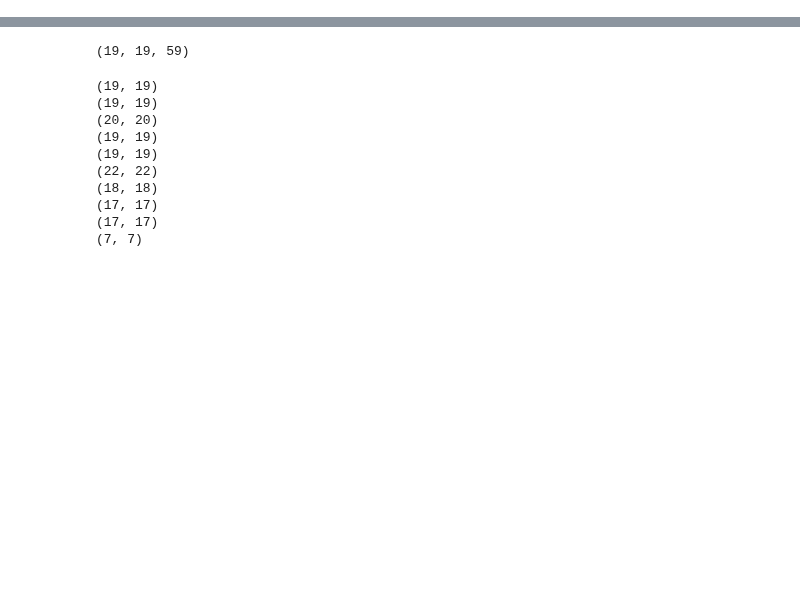
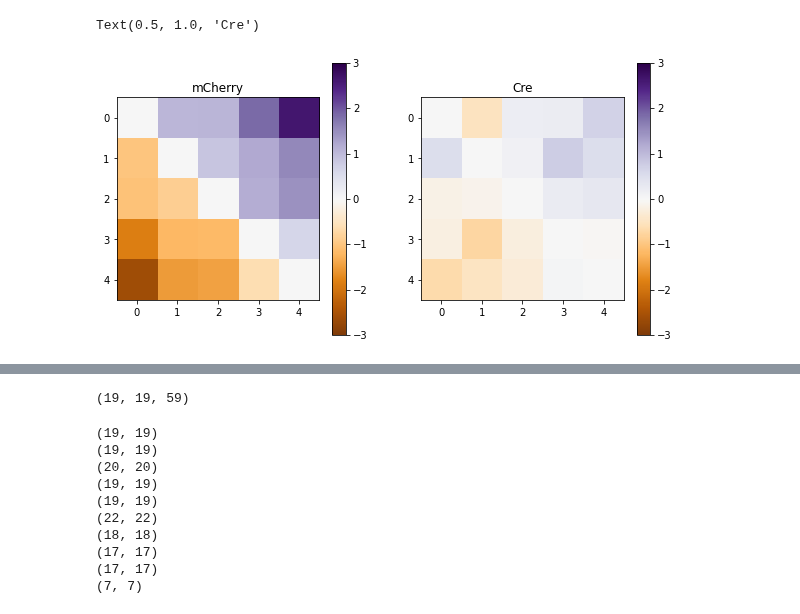
Before and after one commit to GiocomoLab/STX3KO_analyses, a Jupyter notebook: ActiveNotebooks/PVTrialCrossCorr.ipynb, the cells around one changed output, grey strips where cells are left out. Cells and saved outputs as stored; diff of their text form; code cells hidden in the pictures; blank space fills up the shorter version.

```diff
--- a/ActiveNotebooks/PVTrialCrossCorr.ipynb
+++ b/ActiveNotebooks/PVTrialCrossCorr.ipynb
@@ -75,0 +155,19 @@ def cc_com(cc_mat, inds = np.arange(-29,30)):
+# %%
+fig, ax = plt.subplots(1,2, figsize = [10,5])
+
+day = 0
+ctrl_cc_com = np.array([res[day]['com'] for m,res in ctrl_res.items()])
+h = ax[0].imshow(np.nanmean(ctrl_cc_com,axis=0), vmin=-3, vmax=3, cmap='PuOr')
+plt.colorbar(h,ax=ax[0])
+
+ko_cc_com = np.array([res[day]['com'] for m,res in ko_res.items()])
+h = ax[1].imshow(np.nanmean(ko_cc_com,axis=0), vmin=-3, vmax=3, cmap='PuOr')
+plt.colorbar(h,ax=ax[1])
+
+ax[0].set_title('mCherry')
+ax[1].set_title('Cre')
+
+# fig.savefig(os.path.join(figdir, "PV_COM_mats.pdf"))
+# %% [output]
+Text(0.5, 1.0, 'Cre')
+[figure, added]
```
Also changed, not shown: parts of 15 cells of this notebook, 15 other files.
